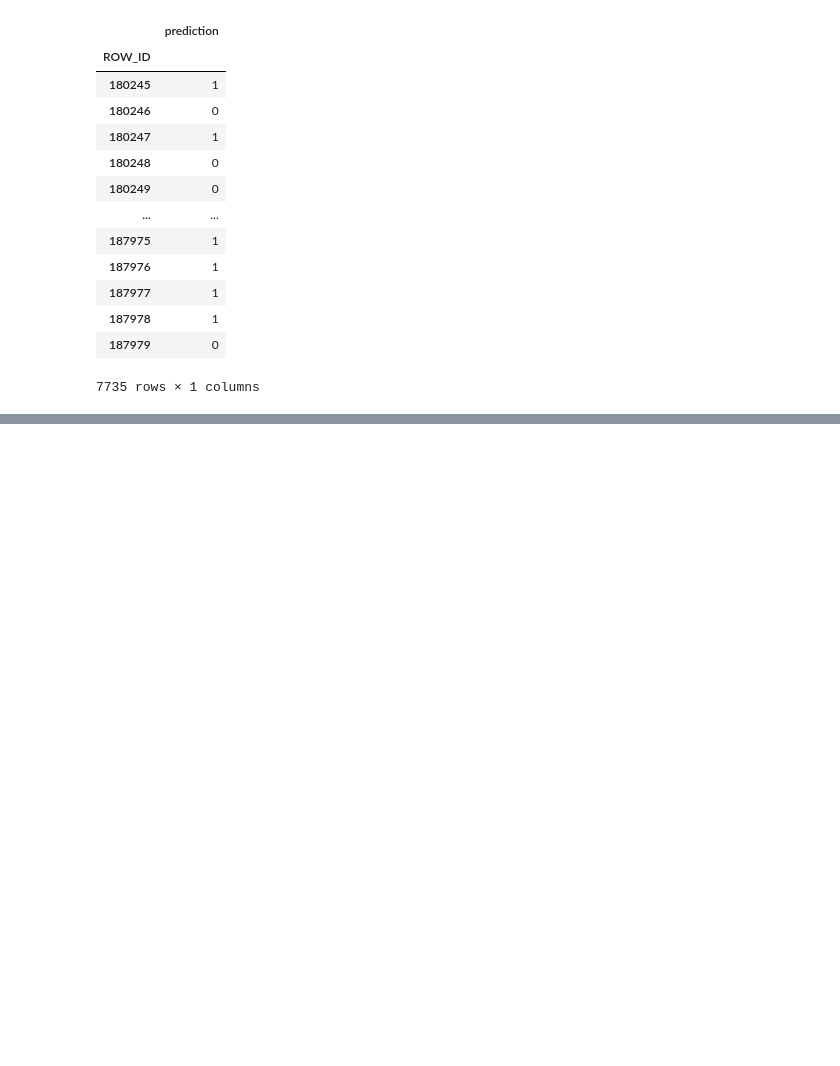
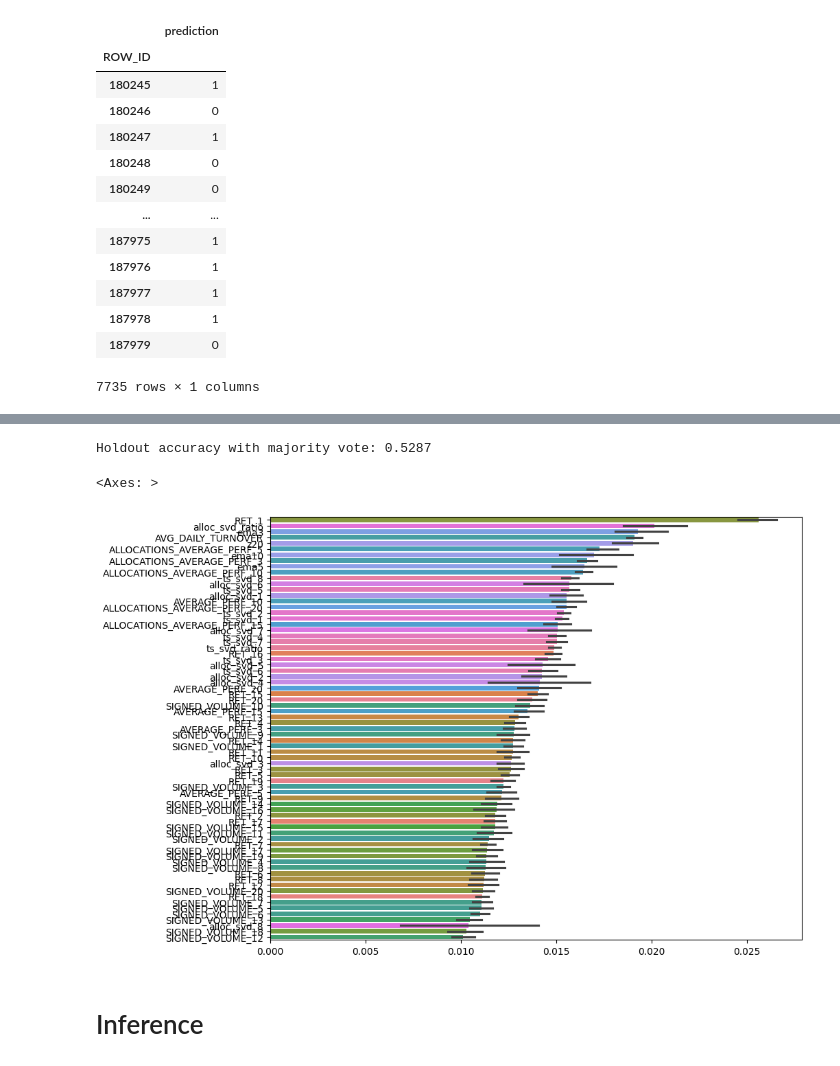
Before and after one commit to albertoconador/QRT_kaggle_10_25, a Jupyter notebook: xgb_v2.ipynb, the cells around one changed output, grey strips where cells are left out. Saved outputs shown, nothing was run; the diff lists cells and outputs as text; code cells hidden in the pictures; blank space fills up the shorter version.

```diff
--- a/xgb_v2.ipynb
+++ b/xgb_v2.ipynb
@@ -185,7 +205,7 @@ MODEL
 # %%
 
 n_splits = 10
-kf = KFold(n_splits=n_splits, shuffle=True, random_state=42)
+kf = KFold(n_splits=n_splits, shuffle=True, random_state=45)
 
 train_dates = X_train['TS'].unique()
 scores = []
@@ -213,14 +233,17 @@ for i, (idx_tr_dates, idx_val_dates) in enumerate(kf.split(train_dates), 1):
 
     clf = xgb.XGBClassifier(
         n_estimators=5000,
-        learning_rate=0.05,
-        max_depth=5,
-        subsample=0.9,
+        learning_rate=0.04,
+        max_depth=4,
+        subsample=0.7,
         colsample_bytree=0.8,
         objective="binary:logistic",
         eval_metric="logloss",
         tree_method="hist",
         random_state=42,
+        #reg_alpha=1e-1,
+        reg_lambda=10000,
+        max_bin=256,
         early_stopping_rounds=100,
         n_jobs=-1
     )
@@ -606,0 +719,28 @@ Y_pred.to_csv("data/xgb_v2_SVD.csv")
+# %%
+from sklearn.model_selection import GroupShuffleSplit, GroupKFold
+
+n_splits = 10
+#kf = KFold(n_splits=n_splits, shuffle=True, random_state=43)
+
+y_train_binary = y_train["target"].apply(lambda x: 1 if x > 0 else 0)
+
+groups = X_train["TS"]
+
+train_dates = X_train['TS'].unique()
+scores = []
+models = []
+best_rounds = []
+best_scores = []
+
+gss = GroupShuffleSplit(n_splits=1, test_size=0.10, random_state=42)
+(tr_idx_all, hold_idx) = next(gss.split(X_train, y_train_binary, groups))
+X_cv, y_cv = X_train.iloc[tr_idx_all].reset_index(drop=True), y_train_binary.iloc[tr_idx_all].reset_index(drop=True)
+X_hold, y_hold = X_train.iloc[hold_idx].reset_index(drop=True), y_train_binary.iloc[hold_idx].reset_index(drop=True)
+
+# OOF et HOLDOUT preds containers
+oof_pred = np.full(len(X_cv), np.nan)
+hold_preds = []
+
+
+
+gkf = GroupKFold(n_splits=n_splits)
@@ -606,0 +845,28 @@ Y_pred.to_csv("data/xgb_v2_SVD.csv")
+# %%
+hold_preds = np.column_stack(hold_preds)
+
+# --- vote majoritaire ---
+# 1) on transforme chaque proba en prédiction binaire (0/1)
+hold_binary = (hold_preds >= 0.5).astype(int)
+
+# 2) on calcule le nombre de votes "1" pour chaque ligne
+votes_for_1 = hold_binary.sum(axis=1)
+
+# 3) décision finale = majorité stricte
+hold_vote = (votes_for_1 > (hold_binary.shape[1] / 2)).astype(int)
+
+# 4) métrique
+hold_acc = (hold_vote == y_hold).mean()
+print(f"Holdout accuracy with majority vote: {hold_acc:.4f}")
+# %% [output]
+Holdout accuracy with majority vote: 0.5287
+# %%
+feature_importances = pd.DataFrame([model.feature_importances_ for model in models], columns=final_features)
+plt.figure(figsize=(10, 8))
+
+sns.barplot(data=feature_importances, orient='h', order=feature_importances.mean().sort_values(ascending=False).index)
+# %% [output]
+<Axes: >
+[figure, added]
+# %% [markdown]
+# Inference
```
Also changed, not shown: parts of 25 cells of this notebook, 9 other files.
